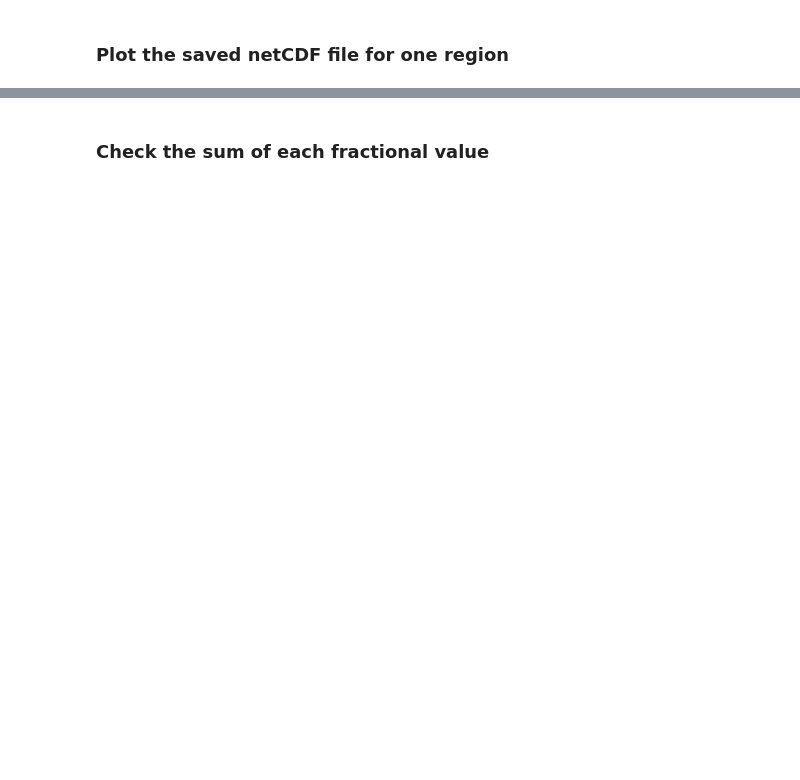
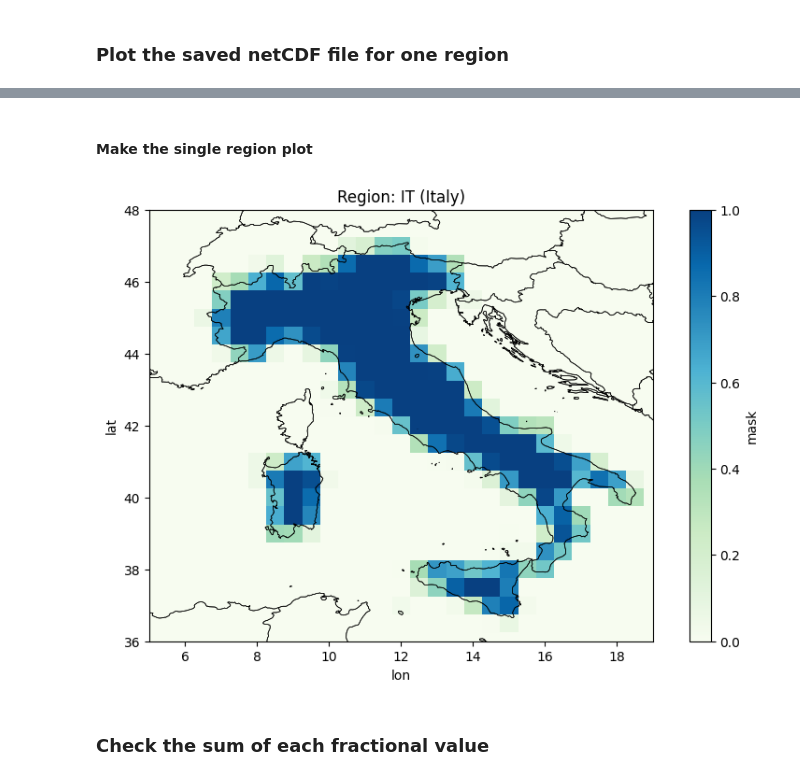
Before and after one commit to romain894/region-mask, a Jupyter notebook: generate_mask.ipynb, the cells around one changed output, grey strips where cells are left out. Drawn from its saved outputs; the diff is of its cells as text; code cells hidden in the pictures; blank space fills up the shorter version.

```diff
--- a/generate_mask.ipynb
+++ b/generate_mask.ipynb
@@ -473,3 +496,24 @@ plt.show()
+# %% [markdown]
+#### Make the single region plot
+# %%
+# Plot
+fig, ax = plt.subplots(figsize=(10, 6))
+
+# Plot the selected data
+region_data.plot(ax=ax, cmap="GnBu", vmin=0, vmax=1, add_colorbar=True)
+
+# Plot shapefile boundaries for context
+gdf.boundary.plot(ax=ax, color='black', linewidth=0.5)
+
+# Optional: Zoom
+ax.set_xlim(5, 19)
+ax.set_ylim(36, 48)
+
+ax.set_title(f'Region: {region_id} ({region_name})')
+plt.savefig("single_region_plot.png", format='png', bbox_inches='tight', dpi=150)
+plt.show()
+# %% [output]
+[figure, added]
 # %% [markdown]
 ### Check the sum of each fractional value
 # %%
```
Also changed, not shown: parts of 14 cells of this notebook.
